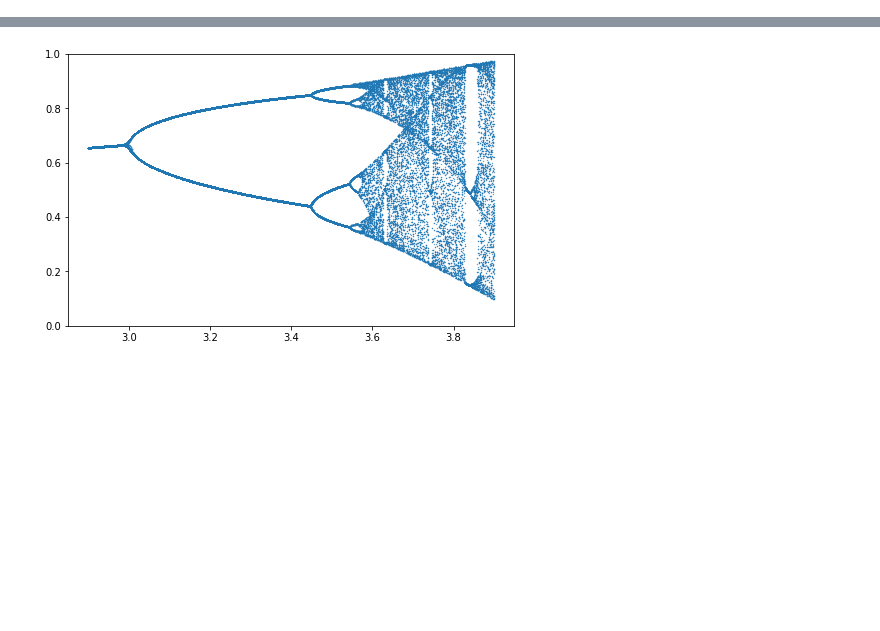
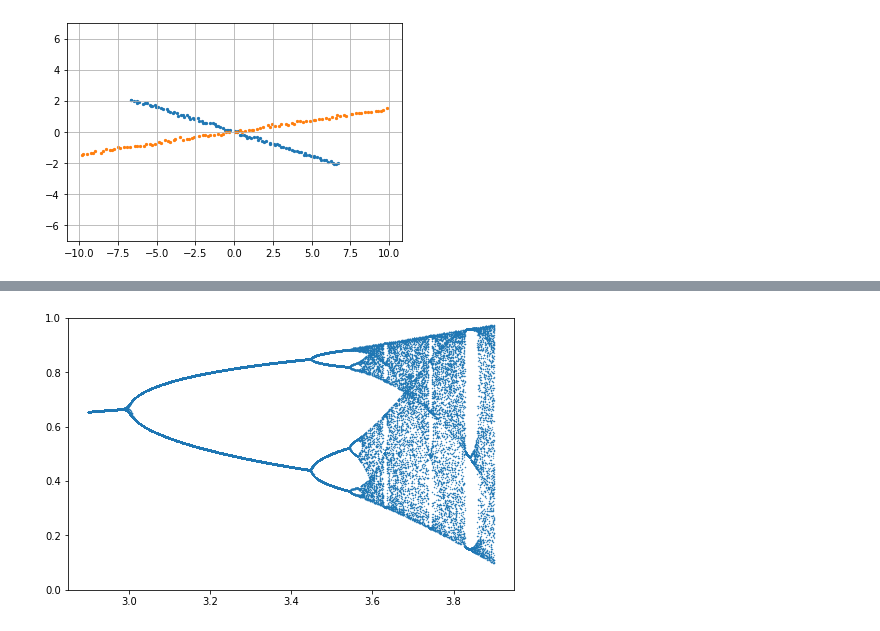
Before and after one commit to hi-ogawa/notebooks, a Jupyter notebook: src/misc_v6.ipynb, the cells around one changed output, grey strips where cells are left out. Saved outputs shown, nothing was run; the diff lists cells and outputs as text; code cells hidden in the pictures; blank space fills up the shorter version.

```diff
--- a/src/misc_v6.ipynb
+++ b/src/misc_v6.ipynb
@@ -0,0 +1,56 @@
+# %%
+#
+# Principal component analysis
+#
+
+import numpy as np
+import matplotlib.pyplot as plt
+import ipywidgets as ipyw
+
+
+D = 100
+N = 100
+x = np.linspace(0, 1, num=D)
+scale = np.linspace(-1, 1, num=N).reshape([-1, 1]) # 1-dimentional parameter by scaling
+noise = 0.05 * np.random.normal(size=[N, D])
+ys = noise + scale * np.sin(2 * np.pi * x) # sin waves
+zs = noise + scale * np.sign(np.sin(2 * np.pi * x)) # square waves
+
+# 200 samples
+# 100 dimentional data
+A = np.concatenate([ys, zs])
+
+# PCA
+B = (A.T @ A) / A.shape[0]
+egvals, egvecs = np.linalg.eigh(B)
+egvals = np.flip(egvals)
+egvecs = np.flip(egvecs, 1)
+
+# Project to principal axes
+projection = A @ egvecs
+
+def show_sample(n=0):
+    fig, ax = plt.subplots()
+    ax.set(ylim=[-1.1, 1.1])
+    ax.plot(x, A[n])
+    ax.grid()
+
+def show_egvec(k=0):
+    fig, ax = plt.subplots()
+    ax.plot(x, egvecs[:, k])
+    ax.grid()
+
+def show_pca(k=[0, 1]):
+    fig, ax = plt.subplots()
+    p1 = projection[:, k[0]]
+    p2 = projection[:, k[1]]
+    ax.axis('equal')
+    ax.scatter(p1[:N], p2[:N], s=5, c='C0')
+    ax.scatter(p1[N:], p2[N:], s=5, c='C1')
+    ax.grid()
+
+# ipyw.interact(show_sample, n=(0, A.shape[0] - 1, 1))
+# ipyw.interact(show_egvec, k=(0, egvecs.shape[1] - 1, 1))
+show_pca(k=[0, 1])
+# %% [output]
+[figure, added]
```
Also changed, not shown: parts of 1 cell of this notebook, 1 other file.
